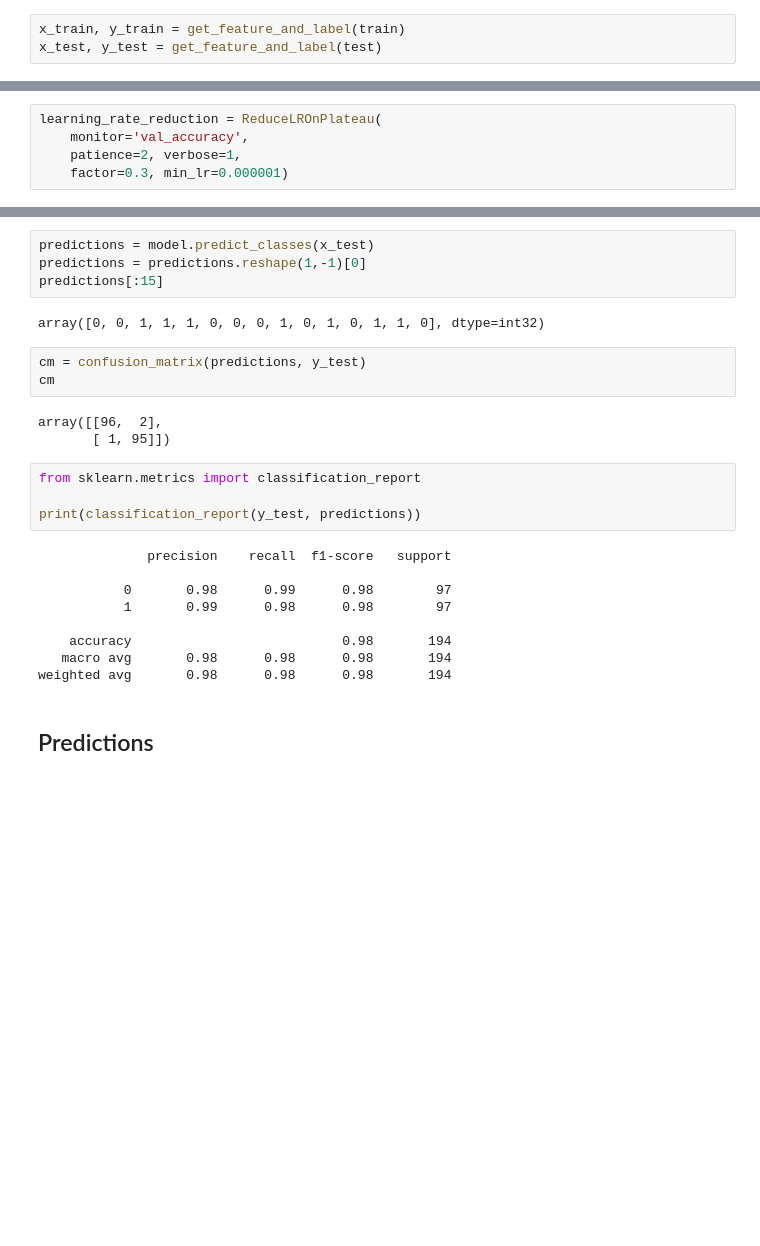
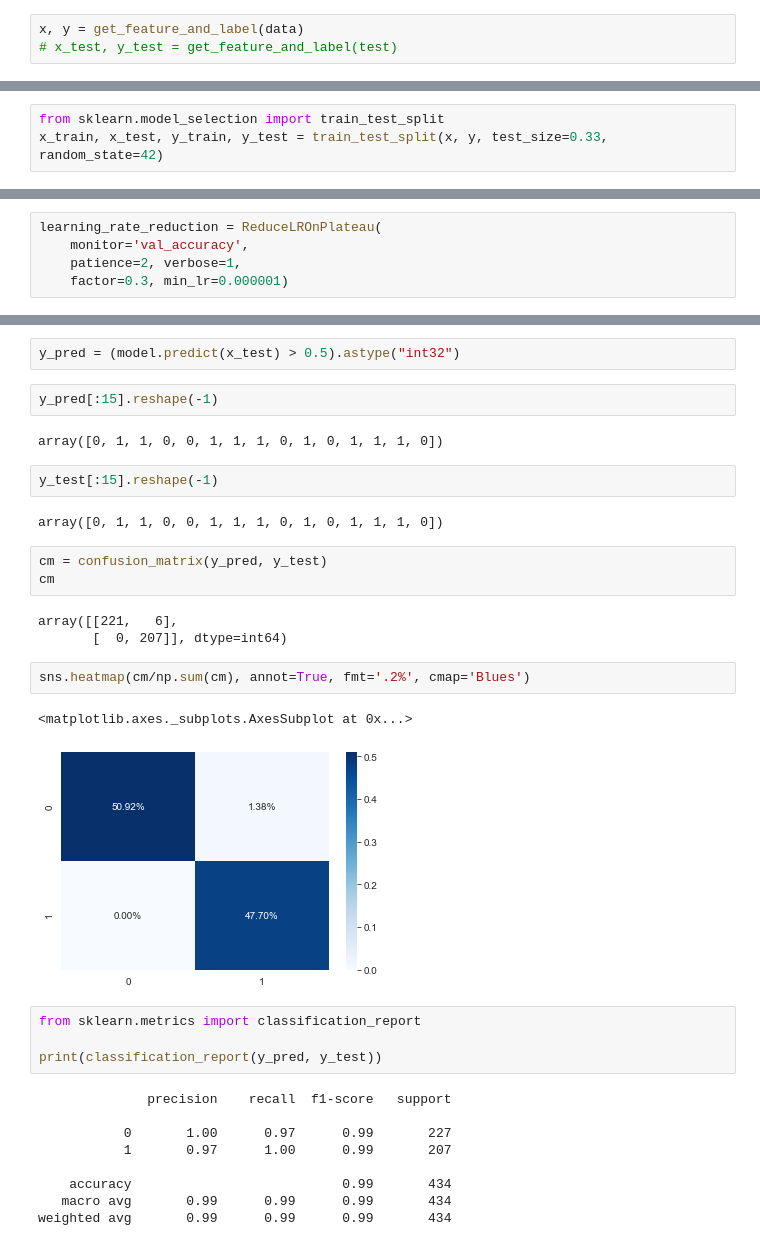
Before and after one commit to SrijanDas/Face-Mask-Detection, a Jupyter notebook: face_mask_detection.ipynb, the cells around one changed output, grey strips where cells are left out. Cells and saved outputs as stored; diff of their text form; blank space fills up the shorter version.

Commit message:
improved accuracy

```diff
--- a/face_mask_detection.ipynb
+++ b/face_mask_detection.ipynb
@@ -88,3 +89,3 @@ def get_feature_and_label(data):
 # %%
-x_train, y_train = get_feature_and_label(train)
-x_test, y_test = get_feature_and_label(test)
+x, y = get_feature_and_label(data)
+# x_test, y_test = get_feature_and_label(test)
@@ -106,3 +92,6 @@ x_test, y_test = shuffle(x_test, y_test)
+# %%
+from sklearn.model_selection import train_test_split
+x_train, x_test, y_train, y_test = train_test_split(x, y, test_size=0.33, random_state=42)
 # %%
 # Normalizing the data
 
@@ -241,27 +209,34 @@ Accuracy of the model is -  98.45361113548279 %
-# %%
-predictions = model.predict_classes(x_test)
-predictions = predictions.reshape(1,-1)[0]
-predictions[:15]
-# %% [output]
-array([0, 0, 1, 1, 1, 0, 0, 0, 1, 0, 1, 0, 1, 1, 0], dtype=int32)
+# %%
+y_pred = (model.predict(x_test) > 0.5).astype("int32")
+# %%
+y_pred[:15].reshape(-1)
+# %% [output]
+array([0, 1, 1, 0, 0, 1, 1, 1, 0, 1, 0, 1, 1, 1, 0])
+# %%
+y_test[:15].reshape(-1)
+# %% [output]
+array([0, 1, 1, 0, 0, 1, 1, 1, 0, 1, 0, 1, 1, 1, 0])
 # %%
-cm = confusion_matrix(predictions, y_test)
+cm = confusion_matrix(y_pred, y_test)
 cm
 # %% [output]
-array([[96,  2],
-       [ 1, 95]])
+array([[221,   6],
+       [  0, 207]], dtype=int64)
+# %%
+sns.heatmap(cm/np.sum(cm), annot=True, fmt='.2%', cmap='Blues')
+# %% [output]
+<matplotlib.axes._subplots.AxesSubplot at 0x...>
+[figure, added]
 # %%
 from sklearn.metrics import classification_report
 
-print(classification_report(y_test, predictions))
+print(classification_report(y_pred, y_test))
 # %% [output]
               precision    recall  f1-score   support
 
-           0       0.98      0.99      0.98        97
-           1       0.99      0.98      0.98        97
+           0       1.00      0.97      0.99       227
+           1       0.97      1.00      0.99       207
 
-    accuracy                           0.98       194
-   macro avg       0.98      0.98      0.98       194
-weighted avg       0.98      0.98      0.98       194
+    accuracy                           0.99       434
+   macro avg       0.99      0.99      0.99       434
+weighted avg       0.99      0.99      0.99       434
-# %% [markdown]
-## Predictions
```
Also changed, not shown: parts of 16 cells of this notebook, 3 other files.
